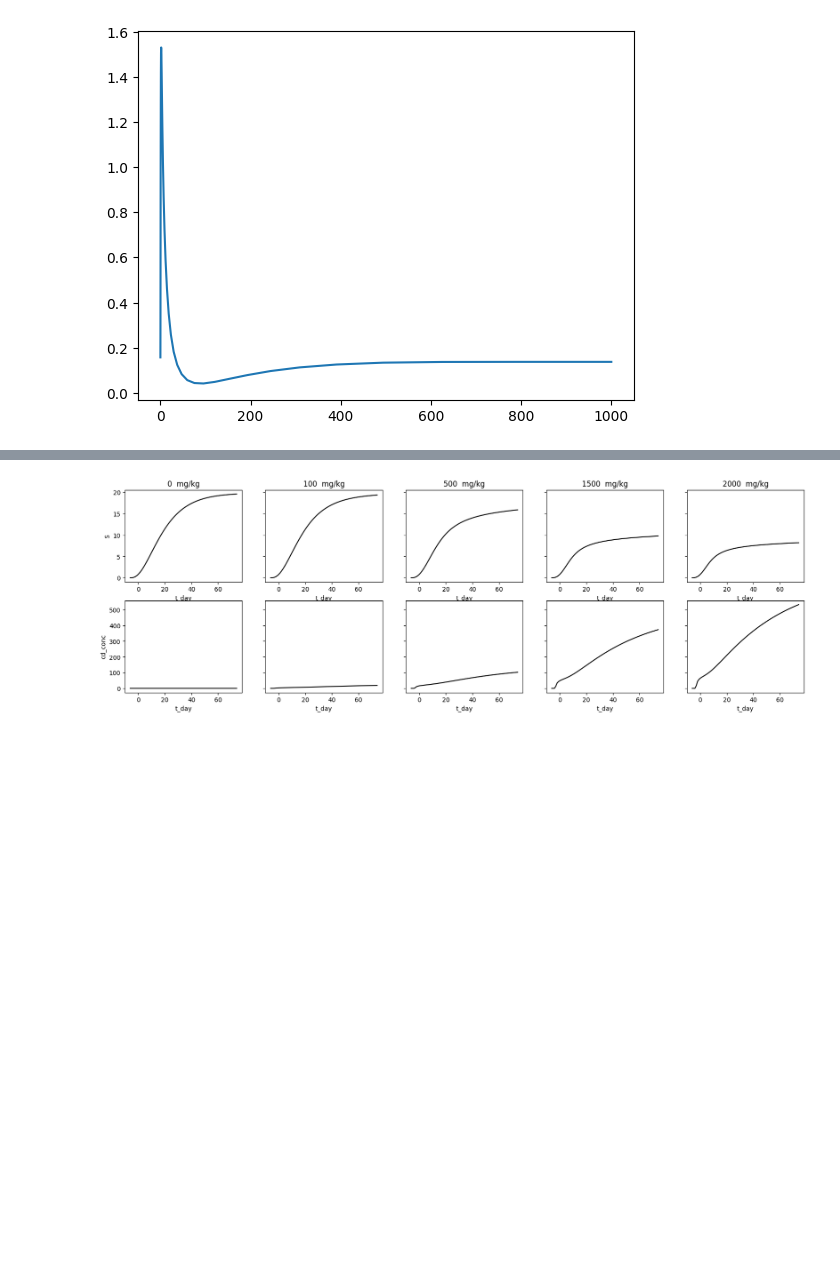
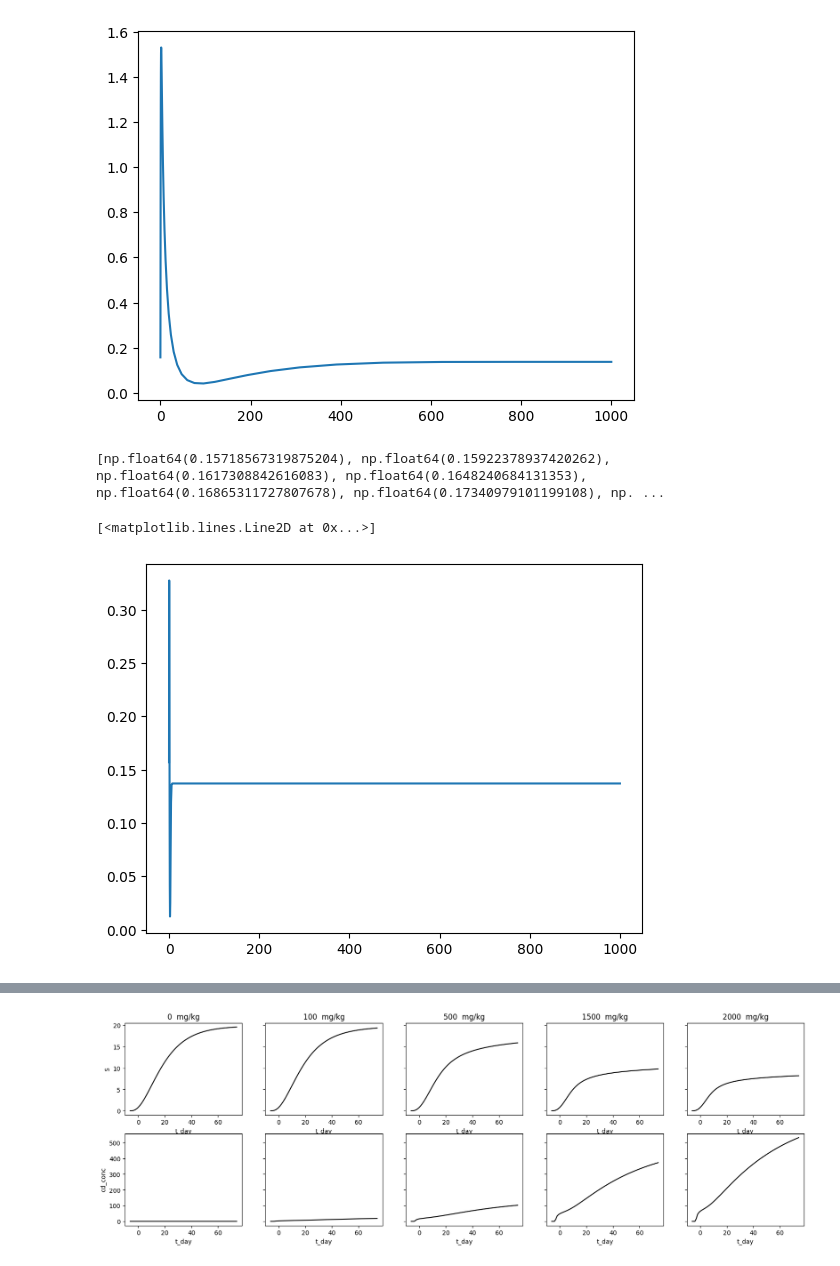
Before and after one commit to fzeitner/mempyDEB, a Jupyter notebook: folsomia_cadmium_project_workversion.ipynb, the cells around one changed output, grey strips where cells are left out. Saved outputs shown, nothing was run; the diff lists cells and outputs as text; code cells hidden in the pictures; blank space fills up the shorter version.

```diff
--- a/folsomia_cadmium_project_workversion.ipynb
+++ b/folsomia_cadmium_project_workversion.ipynb
@@ -165,7 +165,7 @@ Fitted model using Nelder-Mead method. Results stored in `optimization_result`
 Estimated parameter values: {'ex_cd': np.float64(0.02187037037037036), 'ED50_j': np.float64(68.51851851851859), 'beta_j': np.float64(2.3333333333333313)}
 [figure]
 # %%
-f = setup_modelfit(pmoa = 'G')
+f = setup_modelfit(pmoa = 'G', func = simulate_DEBBase_cd_export)
 f.defaultparams.spc.update(control_fitted_params)
 print(f.defaultparams)
 f.intguess = {
@@ -198,7 +198,6 @@ for i in x:
     f.intguess = {
             'ED50_j' : i,
             'beta_j' : i,
-            'kD_j' : i
             }
     sim = f.simulator(f.intguess)
     arr.append(f.loss(sim, f.data))
@@ -210,3 +209,26 @@ ax.plot(x, arr)
 [np.float64(0.1571133271421053), np.float64(0.15915390699109527), np.float64(0.16168055287454206), np.float64(0.16482802403099925), np.float64(0.16877932919808628), np.float64(0.17378870262459378), np ...
 [<matplotlib.lines.Line2D at 0x...>]
 [figure]
+# %%
+# x = np.geomspace(1, np.median(EXPOSURES))
+#x = np.linspace(0.01, 4)
+x = np.geomspace(0.01, 10)
+arr = []
+f = setup_modelfit()
+f.defaultparams.spc.update(control_fitted_params)
+for i in x:
+    f.intguess = {
+            'ED50_j' : i,
+            'beta_j' : i,
+            'ex_cd' : i
+            }
+    sim = f.simulator(f.intguess)
+    arr.append(f.loss(sim, f.data))
+
+print(arr)
+fig, ax = plt.subplots()
+ax.plot(x, arr)
+# %% [output]
+[np.float64(0.15718567319875204), np.float64(0.15922378937420262), np.float64(0.1617308842616083), np.float64(0.1648240684131353), np.float64(0.16865311727807678), np.float64(0.17340979101199108), np. ...
+[<matplotlib.lines.Line2D at 0x...>]
+[figure, added]
```
Also changed, not shown: parts of 5 cells of this notebook, 1 other file.
